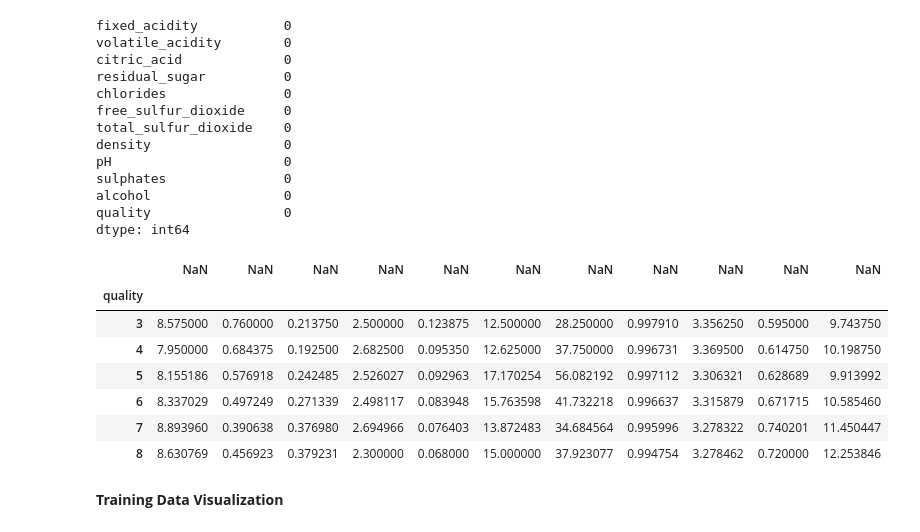
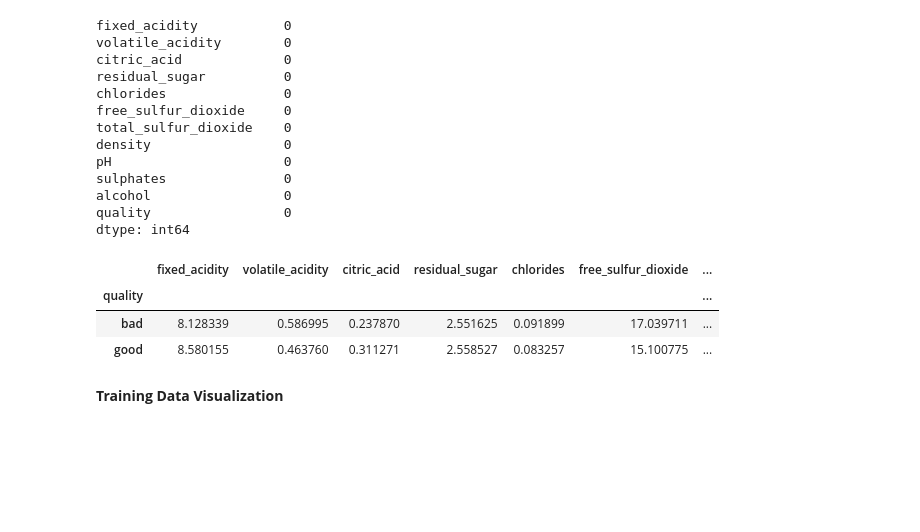
Before and after one commit to Mzyzy4444/DSCI100-GroupProject-, a Jupyter notebook: Group Project .ipynb, the cells around one changed output. Cells and saved outputs as stored; diff of their text form; code cells hidden in the pictures; blank space fills up the shorter version.

Commit message:
Data analysis added

```diff
--- a/Group Project .ipynb
+++ b/Group Project .ipynb
@@ -41,6 +41,8 @@ import matplotlib.pyplot as plt
 # %%
 wine_quality_data = pd.read_csv("winequality-red.csv",sep=";")#.columns.str.replace(' ', '_')
 wine_quality_data.columns = wine_quality_data.columns.str.replace(' ','_',regex=True)
+wine_quality_data['quality'] = wine_quality_data['quality'].replace(range(0, 6), 'bad')
+wine_quality_data['quality'] = wine_quality_data['quality'].replace(range(6, 10), 'good')
 wine_quality_data
 # %% [output]
 |  | fixed_acidity | volatile_acidity | citric_acid | residual_sugar | chlorides | free_sulfur_dioxide | ... |
@@ -59,7 +61,7 @@ wine_quality_data
 # %%
 #Splitting the dataset
 wine_train, wine_test = train_test_split(
-    wine_quality_data, train_size = 0.75, stratify = wine_quality_data["quality"]
+    wine_quality_data, train_size = 0.75
 )
 wine_train.info()
 # %% [output]
@@ -135,23 +133,21 @@ dtype: int64
 # %%
 #This table shows the mean value for each predictor variable at each wine wuality level
 mean_sum_table = pd.DataFrame()
 wine_vars = ['fixed_acidity','volatile_acidity','citric_acid',
                'residual_sugar','chlorides','free_sulfur_dioxide',
                'total_sulfur_dioxide','density','pH','sulphates','alcohol']
 for var in wine_vars:
     mean_sum_table['mean_',var] = wine_train.groupby(wine_train['quality'])[var].mean()
 
-mean_sum_table.columns = mean_sum_table.columns.str.replace('[\(\)]', ' ', regex=True)
+#remove the '(' and ')' in colomn names
+new_names = {col: var for col, var in zip(mean_sum_table.columns, wine_vars)}
+mean_sum_table = mean_sum_table.rename(columns=new_names)
 mean_sum_table
 # %% [output]
-|  | NaN | NaN | NaN | NaN | NaN | NaN | NaN | NaN | NaN | NaN | NaN |
-| quality |  |  |  |  |  |  |  |  |  |  |  |
-| 3 | 8.575000 | 0.760000 | 0.213750 | 2.500000 | 0.123875 | 12.500000 | 28.250000 | 0.997910 | 3.356250 | 0.595000 | 9.743750 |
-| 4 | 7.950000 | 0.684375 | 0.192500 | 2.682500 | 0.095350 | 12.625000 | 37.750000 | 0.996731 | 3.369500 | 0.614750 | 10.198750 |
-| 5 | 8.155186 | 0.576918 | 0.242485 | 2.526027 | 0.092963 | 17.170254 | 56.082192 | 0.997112 | 3.306321 | 0.628689 | 9.913992 |
-| 6 | 8.337029 | 0.497249 | 0.271339 | 2.498117 | 0.083948 | 15.763598 | 41.732218 | 0.996637 | 3.315879 | 0.671715 | 10.585460 |
-| 7 | 8.893960 | 0.390638 | 0.376980 | 2.694966 | 0.076403 | 13.872483 | 34.684564 | 0.995996 | 3.278322 | 0.740201 | 11.450447 |
-| 8 | 8.630769 | 0.456923 | 0.379231 | 2.300000 | 0.068000 | 15.000000 | 37.923077 | 0.994754 | 3.278462 | 0.720000 | 12.253846 |
+|  | fixed_acidity | volatile_acidity | citric_acid | residual_sugar | chlorides | free_sulfur_dioxide | ... |
+| quality |  |  |  |  |  |  | ... |
+| bad | 8.128339 | 0.586995 | 0.237870 | 2.551625 | 0.091899 | 17.039711 | ... |
+| good | 8.580155 | 0.463760 | 0.311271 | 2.558527 | 0.083257 | 15.100775 | ... |
 # %% [markdown]
 **Training Data Visualization**
 # %%
```
Also changed, not shown: parts of 9 cells of this notebook.
